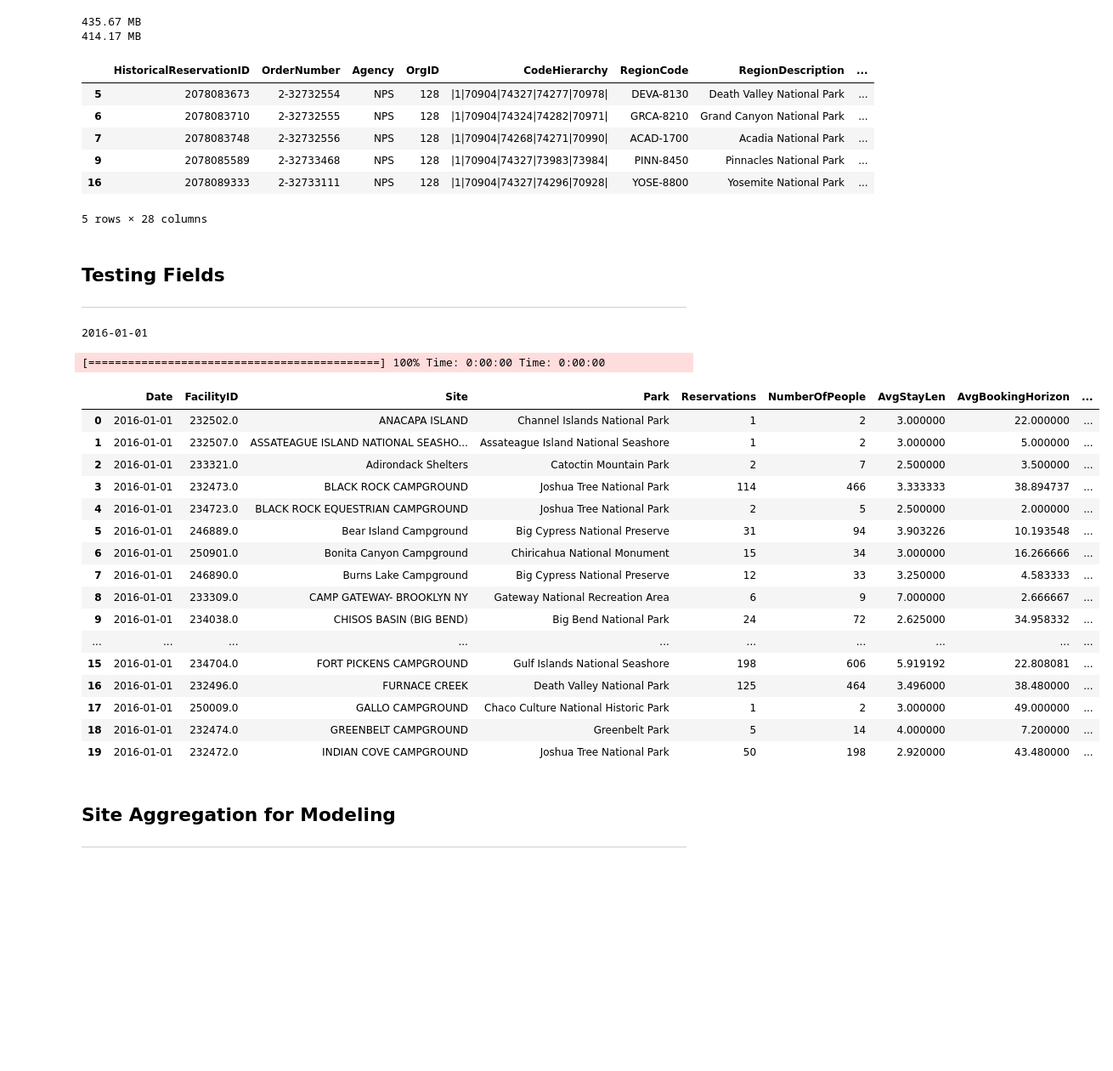
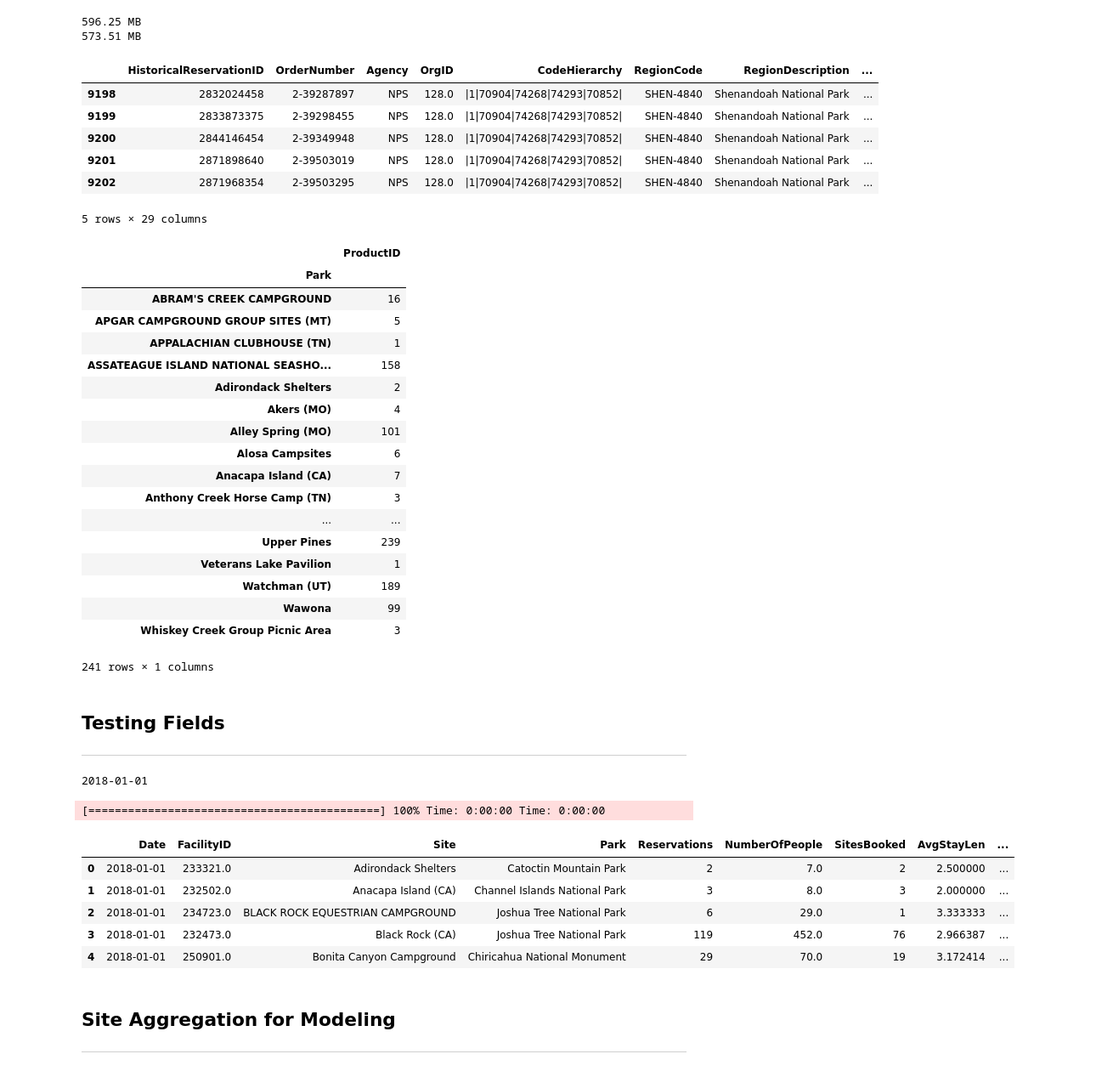
Before and after one commit to templecm4y/NPS-Campsite-Time-Series-Capstone, a Jupyter notebook: Formatting_Data_and_EDA.ipynb, the cells around one changed output. Shown at 85% size. Drawn from its saved outputs; the diff is of its cells as text; code cells hidden in the pictures; blank space fills up the shorter version.

Commit message:
further data cleaning

```diff
--- a/Formatting_Data_and_EDA.ipynb
+++ b/Formatting_Data_and_EDA.ipynb
@@ -14,3 +18,6 @@ filename = './data/Raw-Data/reservations2016.csv'
+# %%
+# specify filename to load for processing and aggregation
+filename = './data/Raw-Data/reservations2018.csv'
 # %%
 # attempt to load the data using various codecs
 types_of_encoding = ["utf8", "cp1252"]
@@ -170,6 +177,6 @@ optimized_rez[converted_float.columns] = converted_float
 print(mem_usage(rez))
 print(mem_usage(optimized_rez))
 # %% [output]
-435.67 MB
-414.17 MB
+596.25 MB
+573.51 MB
 # %%
@@ -179,22 +186,44 @@ optimized_rez.to_csv("./Data/Cleaned-Data/nps_optimized_2016.csv", index = False
 optimized_rez.head()
 # %% [output]
 |  | HistoricalReservationID | OrderNumber | Agency | OrgID | CodeHierarchy | RegionCode | RegionDescription | ... |
-| 5 | 2078083673 | 2-32732554 | NPS | 128 | |1|70904|74327|74277|70978| | DEVA-8130 | Death Valley National Park | ... |
-| 6 | 2078083710 | 2-32732555 | NPS | 128 | |1|70904|74324|74282|70971| | GRCA-8210 | Grand Canyon National Park | ... |
-| 7 | 2078083748 | 2-32732556 | NPS | 128 | |1|70904|74268|74271|70990| | ACAD-1700 | Acadia National Park | ... |
-| 9 | 2078085589 | 2-32733468 | NPS | 128 | |1|70904|74327|73983|73984| | PINN-8450 | Pinnacles National Park | ... |
-| 16 | 2078089333 | 2-32733111 | NPS | 128 | |1|70904|74327|74296|70928| | YOSE-8800 | Yosemite National Park | ... |
+| 9198 | 2832024458 | 2-39287897 | NPS | 128.0 | |1|70904|74268|74293|70852| | SHEN-4840 | Shenandoah National Park | ... |
+| 9199 | 2833873375 | 2-39298455 | NPS | 128.0 | |1|70904|74268|74293|70852| | SHEN-4840 | Shenandoah National Park | ... |
+| 9200 | 2844146454 | 2-39349948 | NPS | 128.0 | |1|70904|74268|74293|70852| | SHEN-4840 | Shenandoah National Park | ... |
+| 9201 | 2871898640 | 2-39503019 | NPS | 128.0 | |1|70904|74268|74293|70852| | SHEN-4840 | Shenandoah National Park | ... |
+| 9202 | 2871968354 | 2-39503295 | NPS | 128.0 | |1|70904|74268|74293|70852| | SHEN-4840 | Shenandoah National Park | ... |
-5 rows × 28 columns
+5 rows × 29 columns
+# %%
+optimized_rez.groupby('Park').agg({'ProductID': 'nunique'})
+# %% [output]
+|  | ProductID |
+| Park |  |
+| ABRAM'S CREEK CAMPGROUND | 16 |
+| APGAR CAMPGROUND GROUP SITES (MT) | 5 |
+| APPALACHIAN CLUBHOUSE (TN) | 1 |
+| ASSATEAGUE ISLAND NATIONAL SEASHO... | 158 |
+| Adirondack Shelters | 2 |
+| Akers (MO) | 4 |
+| Alley Spring (MO) | 101 |
+| Alosa Campsites | 6 |
+| Anacapa Island (CA) | 7 |
+| Anthony Creek Horse Camp (TN) | 3 |
+| ... | ... |
+| Upper Pines | 239 |
+| Veterans Lake Pavilion | 1 |
+| Watchman (UT) | 189 |
+| Wawona | 99 |
+| Whiskey Creek Group Picnic Area | 3 |
+241 rows × 1 columns
 # %% [markdown]
 ## Testing Fields
 ---
 # %%
 datelist = pd.date_range(optimized_rez['StartDate'].min(), optimized_rez['EndDate'].max()).tolist()
-jan_1 = datelist[datelist.index(pd.Timestamp('2016-01-01'))]
+jan_1 = datelist[datelist.index(pd.Timestamp('2018-01-01'))]
 print(jan_1.date())
 jan_1_filter = (rez['StartDate'] <= jan_1) & (rez['EndDate'] >= jan_1)
 # %% [output]
-2016-01-01
+2018-01-01
 # %%
 day = optimized_rez[jan_1_filter].groupby('FacilityID').agg({'StayLen': np.mean, 'BookingHorizon': np.mean,
                                                        'UseFee' : np.mean, 'NumberOfPeople' : np.sum,
@@ -215,16 +244,17 @@ for index, row in optimized_rez[jan_1_filter].groupby(['Park', 'RegionDescriptio
 
     day_group = optimized_rez[jan_1_filter].groupby('FacilityID').agg({'StayLen': np.mean, 'BookingHorizon': np.mean,
                                                        'UseFee' : np.mean, 'NumberOfPeople' : np.sum,
-                                                       'DailyRate' : np.sum})
+                                                       'DailyRate' : np.sum, 'ProductID': 'nunique'})
 
     stay_len = day_group.loc[index[2], 'StayLen']
     book_hor = day_group.loc[index[2], 'BookingHorizon']
     avg_fee = day_group.loc[index[2], 'UseFee']
     num_people = day_group.loc[index[2], 'NumberOfPeople']
     day_revenue = day_group.loc[index[2], 'DailyRate']
+    sites_booked = day_group.loc[index[2], 'ProductID']
 
 
-    date_park_list.append([jan_1, index[2], index[0], index[1], row['OrderNumber'], num_people, stay_len, book_hor, avg_fee, day_revenue])
+    date_park_list.append([jan_1, index[2], index[0], index[1], row['OrderNumber'], num_people, sites_booked, stay_len, book_hor, avg_fee, day_revenue])
     sleep(0.00001)
 
     i += 1
@@ -234,28 +264,17 @@ bar.finish()
 [============================================] 100% Time: 0:00:00 Time: 0:00:00
 # %%
 rez_test = pd.DataFrame(date_park_list, columns = ['Date', 'FacilityID', 'Site',
-                                        'Park', 'Reservations', 'NumberOfPeople',
+                                        'Park', 'Reservations', 'NumberOfPeople', 'SitesBooked',
                                         'AvgStayLen', 'AvgBookingHorizon', 'AverageFee', 'DailyRevenue'])
 
-rez_test.head(20)
+rez_test.head()
 # %% [output]
-|  | Date | FacilityID | Site | Park | Reservations | NumberOfPeople | AvgStayLen | AvgBookingHorizon | ... |
-| 0 | 2016-01-01 | 232502.0 | ANACAPA ISLAND | Channel Islands National Park | 1 | 2 | 3.000000 | 22.000000 | ... |
-| 1 | 2016-01-01 | 232507.0 | ASSATEAGUE ISLAND NATIONAL SEASHO... | Assateague Island National Seashore | 1 | 2 | 3.000000 | 5.000000 | ... |
-| 2 | 2016-01-01 | 233321.0 | Adirondack Shelters | Catoctin Mountain Park | 2 | 7 | 2.500000 | 3.500000 | ... |
-| 3 | 2016-01-01 | 232473.0 | BLACK ROCK CAMPGROUND | Joshua Tree National Park | 114 | 466 | 3.333333 | 38.894737 | ... |
-| 4 | 2016-01-01 | 234723.0 | BLACK ROCK EQUESTRIAN CAMPGROUND | Joshua Tree National Park | 2 | 5 | 2.500000 | 2.000000 | ... |
-| 5 | 2016-01-01 | 246889.0 | Bear Island Campground | Big Cypress National Preserve | 31 | 94 | 3.903226 | 10.193548 | ... |
-| 6 | 2016-01-01 | 250901.0 | Bonita Canyon Campground | Chiricahua National Monument | 15 | 34 | 3.000000 | 16.266666 | ... |
-| 7 | 2016-01-01 | 246890.0 | Burns Lake Campground | Big Cypress National Preserve | 12 | 33 | 3.250000 | 4.583333 | ... |
-| 8 | 2016-01-01 | 233309.0 | CAMP GATEWAY- BROOKLYN NY | Gateway National Recreation Area | 6 | 9 | 7.000000 | 2.666667 | ... |
-| 9 | 2016-01-01 | 234038.0 | CHISOS BASIN (BIG BEND) | Big Bend National Park | 24 | 72 | 2.625000 | 34.958332 | ... |
-| ... | ... | ... | ... | ... | ... | ... | ... | ... | ... |
-| 15 | 2016-01-01 | 234704.0 | FORT PICKENS CAMPGROUND | Gulf Islands National Seashore | 198 | 606 | 5.919192 | 22.808081 | ... |
-| 16 | 2016-01-01 | 232496.0 | FURNACE CREEK | Death Valley National Park | 125 | 464 | 3.496000 | 38.480000 | ... |
-| 17 | 2016-01-01 | 250009.0 | GALLO CAMPGROUND | Chaco Culture National Historic Park | 1 | 2 | 3.000000 | 49.000000 | ... |
-| 18 | 2016-01-01 | 232474.0 | GREENBELT CAMPGROUND | Greenbelt Park | 5 | 14 | 4.000000 | 7.200000 | ... |
-| 19 | 2016-01-01 | 232472.0 | INDIAN COVE CAMPGROUND | Joshua Tree National Park | 50 | 198 | 2.920000 | 43.480000 | ... |
+|  | Date | FacilityID | Site | Park | Reservations | NumberOfPeople | SitesBooked | AvgStayLen | ... |
+| 0 | 2018-01-01 | 233321.0 | Adirondack Shelters | Catoctin Mountain Park | 2 | 7.0 | 2 | 2.500000 | ... |
+| 1 | 2018-01-01 | 232502.0 | Anacapa Island (CA) | Channel Islands National Park | 3 | 8.0 | 3 | 2.000000 | ... |
+| 2 | 2018-01-01 | 234723.0 | BLACK ROCK EQUESTRIAN CAMPGROUND | Joshua Tree National Park | 6 | 29.0 | 1 | 3.333333 | ... |
+| 3 | 2018-01-01 | 232473.0 | Black Rock (CA) | Joshua Tree National Park | 119 | 452.0 | 76 | 2.966387 | ... |
+| 4 | 2018-01-01 | 250901.0 | Bonita Canyon Campground | Chiricahua National Monument | 29 | 70.0 | 19 | 3.172414 | ... |
 # %% [markdown]
 ## Site Aggregation for Modeling
 ---
```
Also changed, not shown: parts of 23 cells of this notebook, 4 other files.
